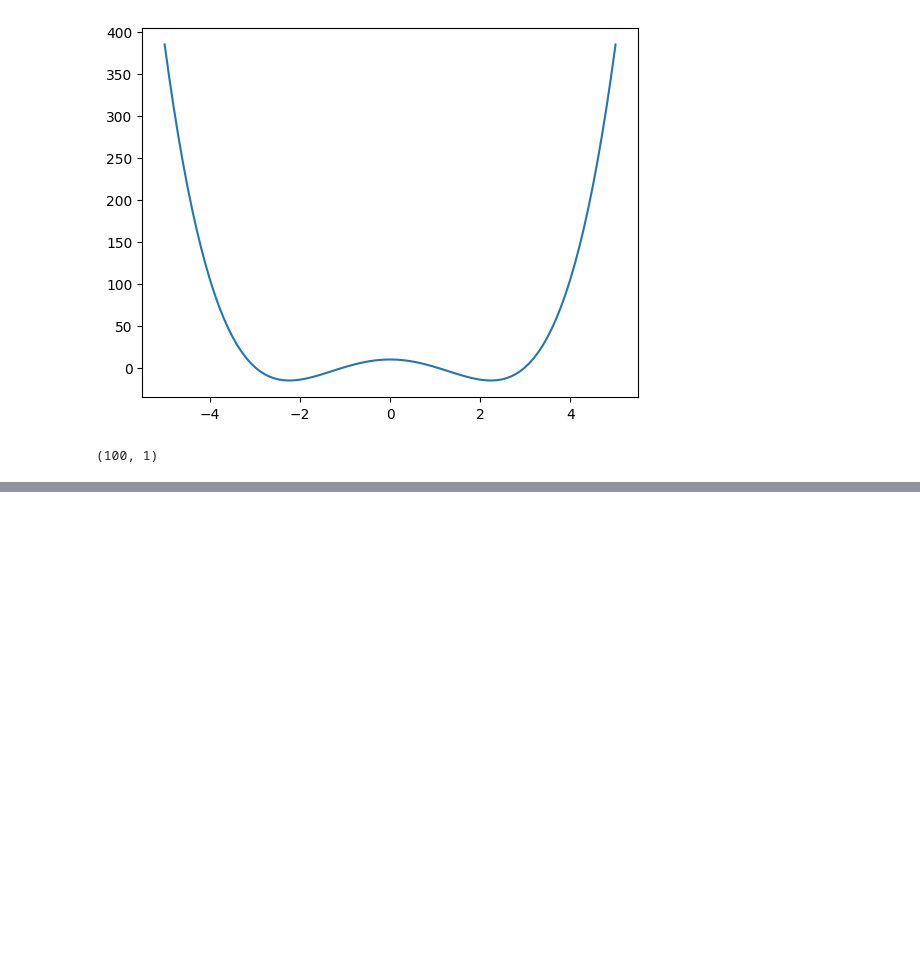
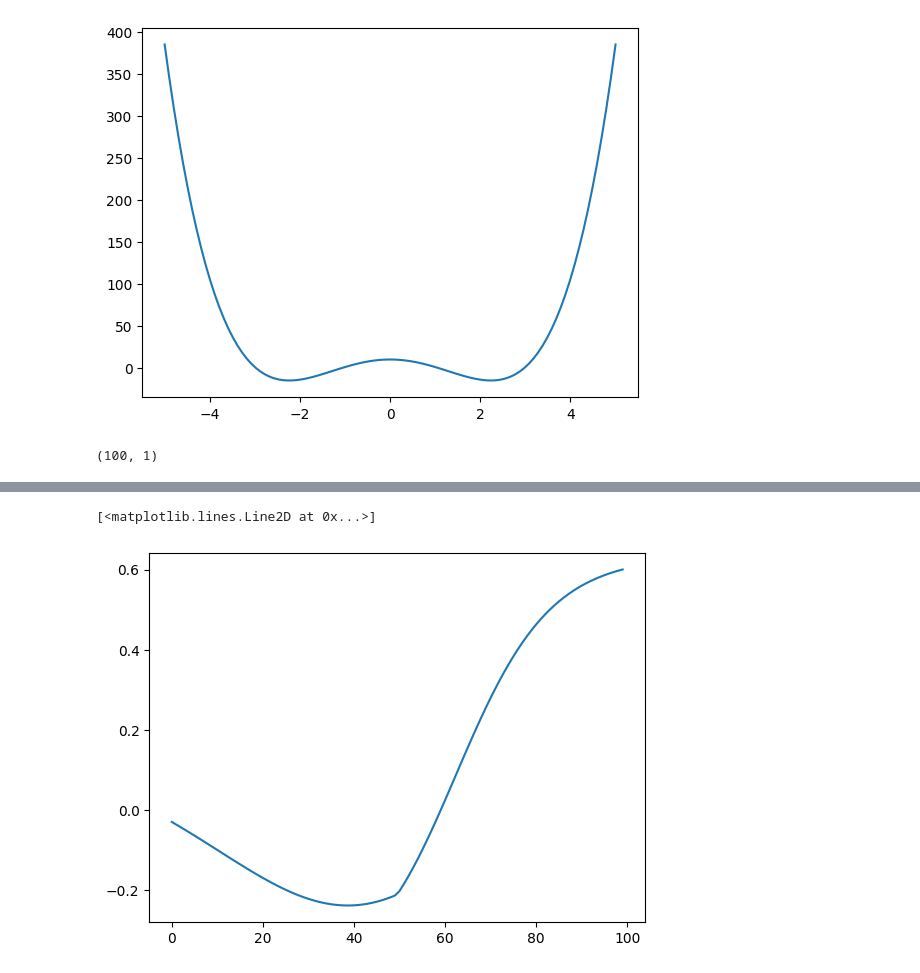
Before and after one commit to AnomitraSarkar/CARDY-NEURAL-NETWORK, a Jupyter notebook: normal/attempt.ipynb, the cells around one changed output, grey strips where cells are left out. Saved outputs shown, nothing was run; the diff lists cells and outputs as text; code cells hidden in the pictures; blank space fills up the shorter version.

```diff
--- a/normal/attempt.ipynb
+++ b/normal/attempt.ipynb
@@ -66,0 +99,5 @@ loss_function = Loss()
+# %%
+plt.plot(layer3.output)
+# %% [output]
+[<matplotlib.lines.Line2D at 0x...>]
+[figure, added]
```
Also changed, not shown: parts of 3 cells of this notebook, 47 other files.
